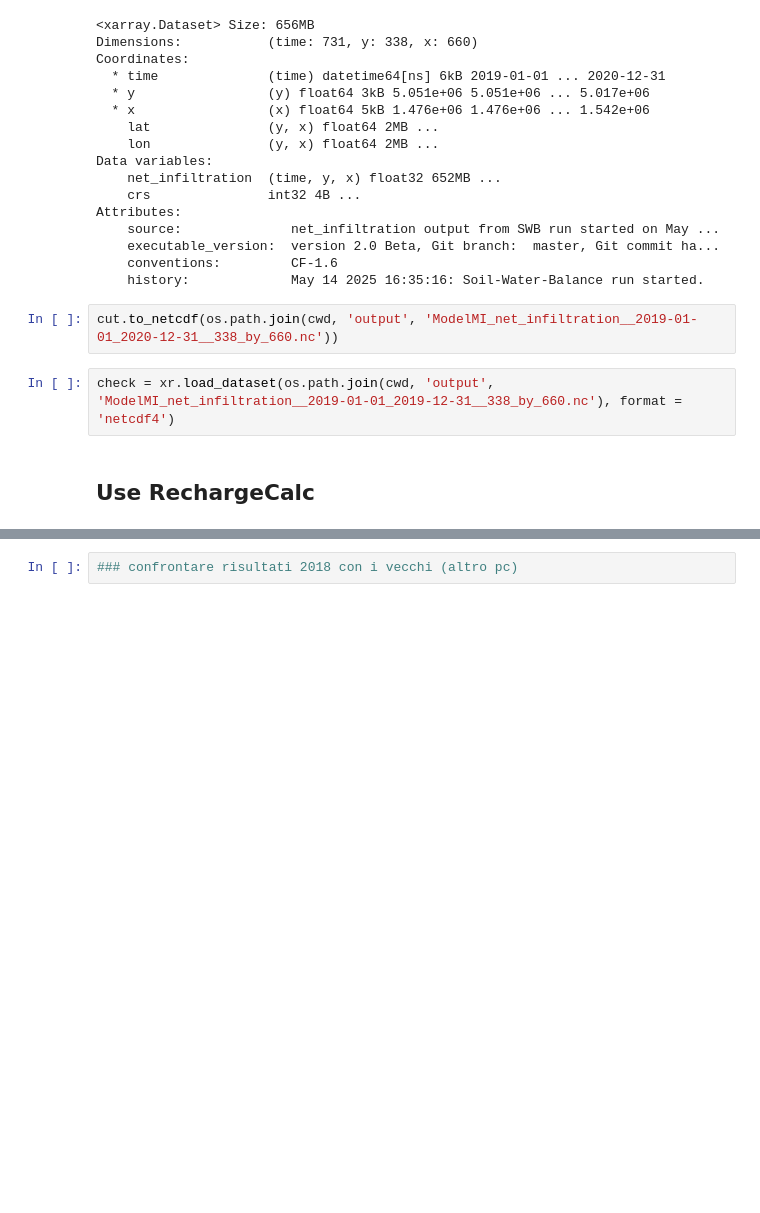
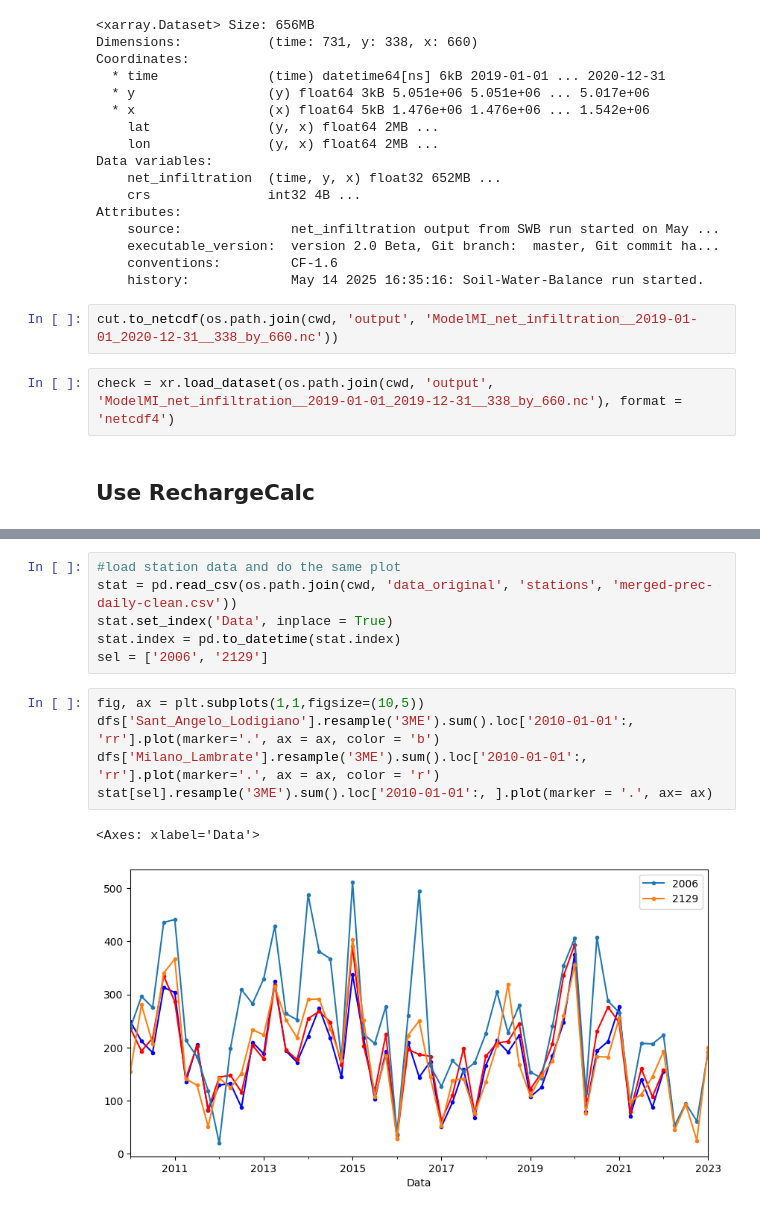
Before and after one commit to paolchol/E-OBS-SWB2, a Jupyter notebook: Python/utility/manage_input_output_swb2_MODELMI19.ipynb, the cells around one changed output, grey strips where cells are left out. Drawn from its saved outputs; the diff is of its cells as text; blank space fills up the shorter version.

```diff
--- a/Python/utility/manage_input_output_swb2_MODELMI19.ipynb
+++ b/Python/utility/manage_input_output_swb2_MODELMI19.ipynb
@@ -359,2 +301,14 @@ dtype: float64
 # %%
-### confrontare risultati 2018 con i vecchi (altro pc)
+#load station data and do the same plot
+stat = pd.read_csv(os.path.join(cwd, 'data_original', 'stations', 'merged-prec-daily-clean.csv'))
+stat.set_index('Data', inplace = True)
+stat.index = pd.to_datetime(stat.index)
+sel = ['2006', '2129']
+# %%
+fig, ax = plt.subplots(1,1,figsize=(10,5))
+dfs['Sant_Angelo_Lodigiano'].resample('3ME').sum().loc['2010-01-01':, 'rr'].plot(marker='.', ax = ax, color = 'b')
+dfs['Milano_Lambrate'].resample('3ME').sum().loc['2010-01-01':, 'rr'].plot(marker='.', ax = ax, color = 'r')
+stat[sel].resample('3ME').sum().loc['2010-01-01':, ].plot(marker = '.', ax= ax)
+# %% [output]
+<Axes: xlabel='Data'>
+[figure, added]
```
Also changed, not shown: parts of 30 cells of this notebook.
